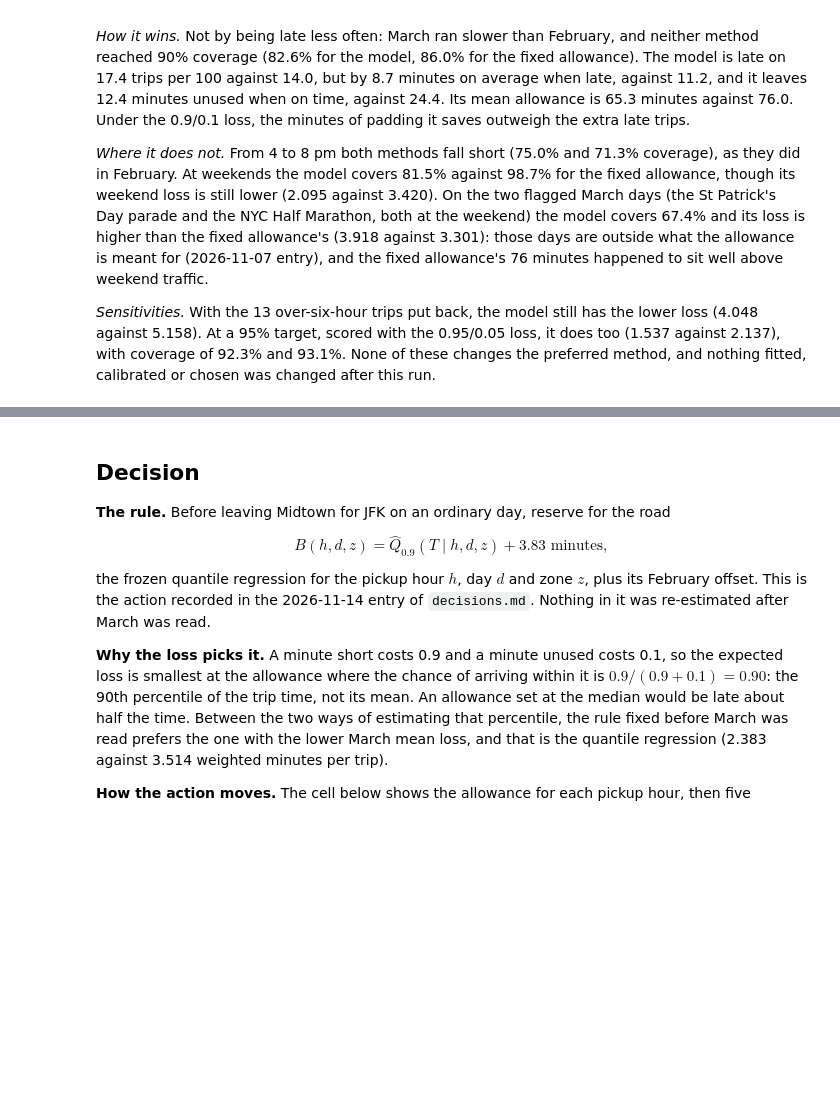
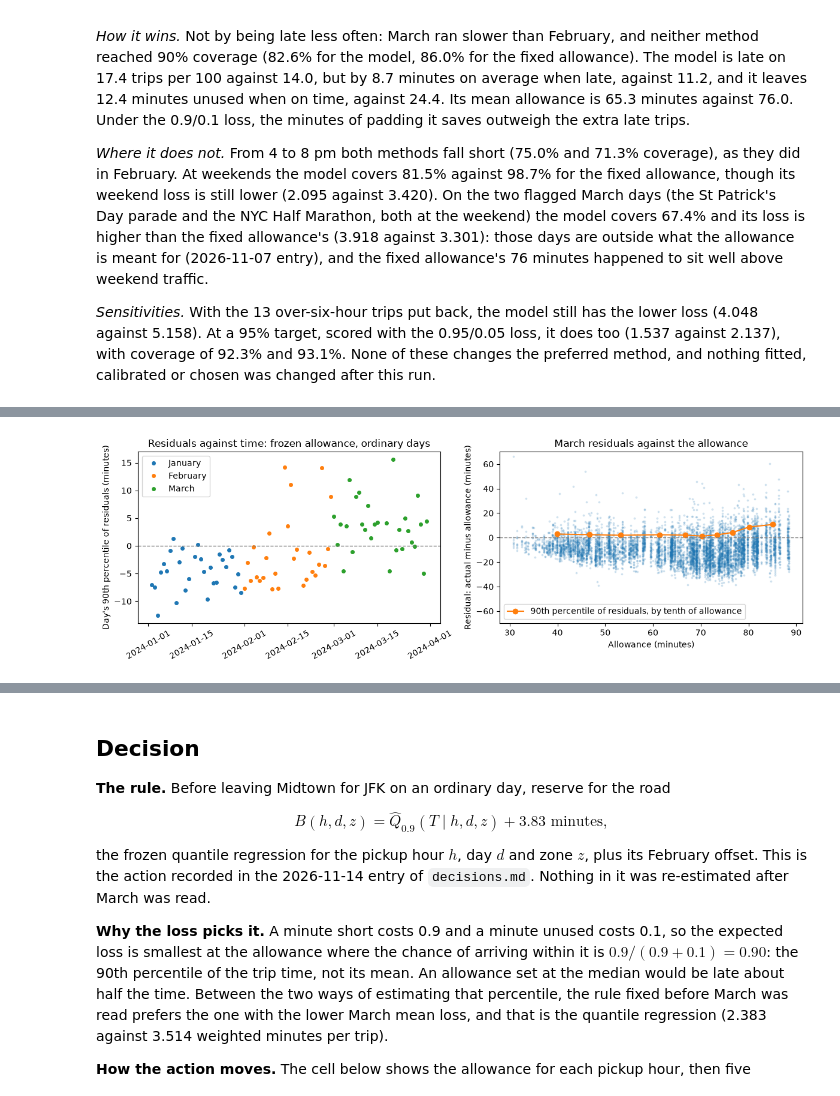
Before and after one commit to ponyta3/aii600-final-project, a Jupyter notebook: analysis.ipynb, the cells around one changed output, grey strips where cells are left out. Drawn from its saved outputs; the diff is of its cells as text; code cells hidden in the pictures; blank space fills up the shorter version.

```diff
--- a/analysis.ipynb
+++ b/analysis.ipynb
@@ -883,0 +979,87 @@ Plot the residuals against time or against the prediction, and say whether the e
+# %%
+if not SCORE_MARCH:
+    print("March not scored yet: SCORE_MARCH is False, and no March outcome is read.")
+else:
+    # Residuals of the frozen allowance (coefficients plus the February offset) on ordinary days of each month.
+    months = {"January": jan_fit, "February": feb_cal, "March": march_ordinary}
+    checked = pd.concat({
+        name: pd.DataFrame({
+            "date": frame["tpep_pickup_datetime"].dt.normalize().to_numpy(),
+            "actual": frame["duration_minutes"].to_numpy(),
+            "raw": model.predict(qr_params, frame),
+        }) for name, frame in months.items()
+    }, names=["month"]).reset_index(level="month")
+    checked["allowance"] = checked["raw"] + qr_offset
+    checked["residual"] = checked["actual"] - checked["allowance"]
+    march_checked_res = checked.loc[checked["month"] == "March"]
+
+    # Noise or bias: March coverage with an interval from resampled days, and the days below the target.
+    on_time = (march_checked_res["residual"] <= 0).to_numpy().astype(float)
+    boot_coverage = evaluation.day_bootstrap_difference(
+        march_checked_res["date"], on_time, np.zeros(len(on_time)), draws=10_000, seed=SEED
+    )
+    daily_coverage = pd.Series(on_time).groupby(march_checked_res["date"].to_numpy()).mean()
+    print(f"March coverage {on_time.mean():.1%}, 90% interval {np.quantile(boot_coverage, 0.05):.1%} to "
+          f"{np.quantile(boot_coverage, 0.95):.1%} (resampling days); target 90%")
+    print(f"March days with coverage below 90%: {int((daily_coverage < 0.90).sum())} of {len(daily_coverage)}; "
+          f"daily coverage runs from {daily_coverage.min():.0%} to {daily_coverage.max():.0%}")
+    print(f"90th percentile of March residuals: {march_checked_res['residual'].quantile(0.90):+.1f} minutes (zero if calibrated)")
+
+    # How the error grows with distance from the fit month, with and without the February offset.
+    by_month = checked.groupby("month", sort=False)
+    display(pd.DataFrame({
+        "trips": by_month.size(),
+        "month's own 90th percentile (min)": by_month["actual"].quantile(0.90),
+        "minutes short at the 90th percentile, no offset": by_month.apply(lambda g: (g["actual"] - g["raw"]).quantile(0.90)),
+        "coverage, no offset": by_month.apply(lambda g: (g["actual"] <= g["raw"]).mean()),
+        "coverage, February offset": by_month.apply(lambda g: (g["residual"] <= 0).mean()),
+    }).rename(index={"January": "January (fit month, in sample)", "February": "February (one month ahead)",
+                     "March": "March (two months ahead)"}).round(3))
+
+    # Within March: does the error grow from week to week?
+    week = pd.cut(march_checked_res["date"].dt.day, [0, 7, 14, 21, 28, 31],
+                  labels=["1-7 March", "8-14 March", "15-21 March", "22-28 March", "29-31 March"])
+    by_week = march_checked_res.groupby(week, observed=True)
+    display(pd.DataFrame({
+        "trips": by_week.size(),
+        "coverage": by_week.apply(lambda g: (g["residual"] <= 0).mean()),
+        "mean loss (weighted min)": by_week.apply(lambda g: scoring.quantile_loss(g["actual"], g["allowance"])),
+        "90th percentile of residuals (min)": by_week["residual"].quantile(0.90),
+    }).rename_axis("week").round(3))
+
+    # Calibration on the held-out month by the size of the allowance: fifths of March trips.
+    fifth = pd.qcut(march_checked_res["allowance"], 5)
+    by_fifth = march_checked_res.groupby(fifth, observed=True)
+    calibration = pd.DataFrame({
+        "trips": by_fifth.size(),
+        "coverage": by_fifth.apply(lambda g: (g["residual"] <= 0).mean()),
+        "90th percentile of residuals (min)": by_fifth["residual"].quantile(0.90),
+    })
+    calibration.index = [f"{i.left:.1f} to {i.right:.1f} min" for i in calibration.index]
+    calibration.index.name = "allowance"
+    display(calibration.round(3))
+
+    fig, (left, right) = plt.subplots(1, 2, figsize=(12, 4))
+    for name in months:
+        daily = checked.loc[checked["month"] == name].groupby("date")["residual"].quantile(0.90)
+        left.plot(daily.index, daily.to_numpy(), "o", markersize=4, label=name)
+    left.axhline(0, color="gray", linestyle="--", linewidth=1)
+    left.set_ylabel("Day's 90th percentile of residuals (minutes)")
+    left.set_title("Residuals against time: frozen allowance, ordinary days")
+    left.tick_params(axis="x", rotation=30)
+    left.legend()
+    right.scatter(march_checked_res["allowance"], march_checked_res["residual"], s=3, alpha=0.15)
+    tenth = pd.qcut(march_checked_res["allowance"], 10)
+    by_tenth = march_checked_res.groupby(tenth, observed=True)
+    right.plot(by_tenth["allowance"].mean(), by_tenth["residual"].quantile(0.90), "o-", color="C1",
+               label="90th percentile of residuals, by tenth of allowance")
+    right.axhline(0, color="gray", linestyle="--", linewidth=1)
+    right.set_ylim(-70, 70)
+    right.set_xlabel("Allowance (minutes)")
+    right.set_ylabel("Residual: actual minus allowance (minutes)")
+    right.set_title("March residuals against the allowance")
+    right.legend(loc="lower left")
+    fig.tight_layout()
+    fig.savefig("fig/residuals.png", dpi=150)
+    plt.show()
+# %% [output]
@@ -883,0 +1088 @@ Plot the residuals against time or against the prediction, and say whether the e
+[figure, added]
```
Also changed, not shown: parts of 6 cells of this notebook, 3 other files.
